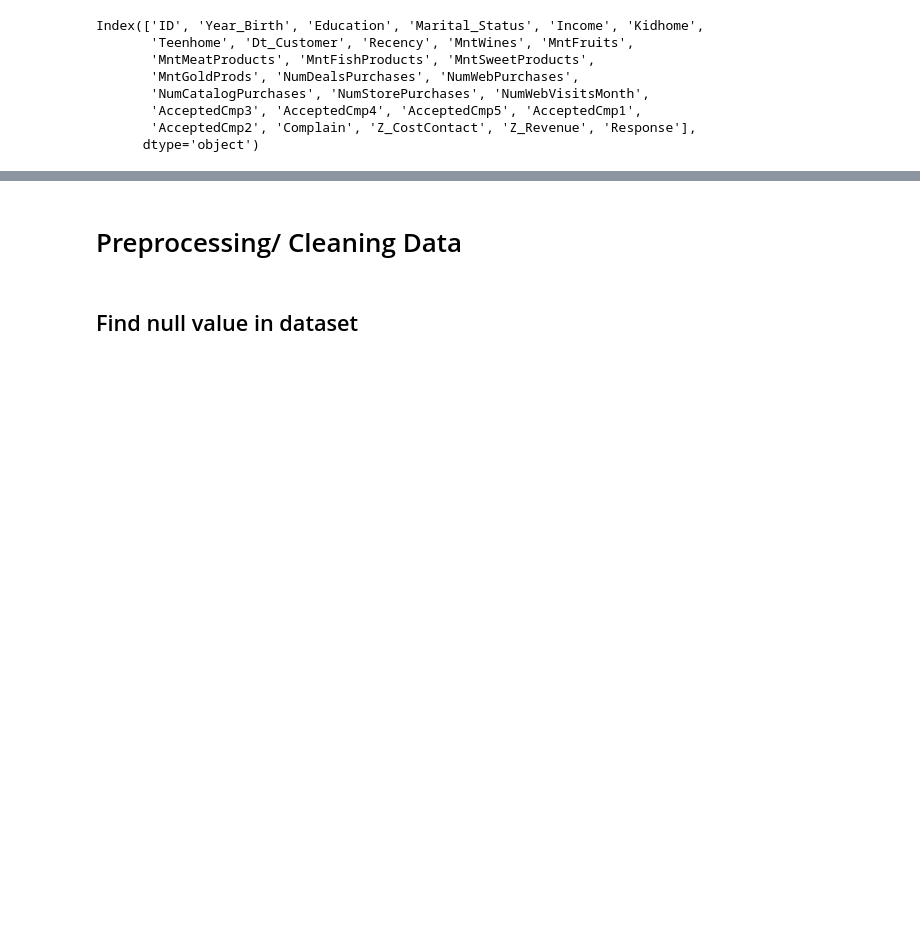
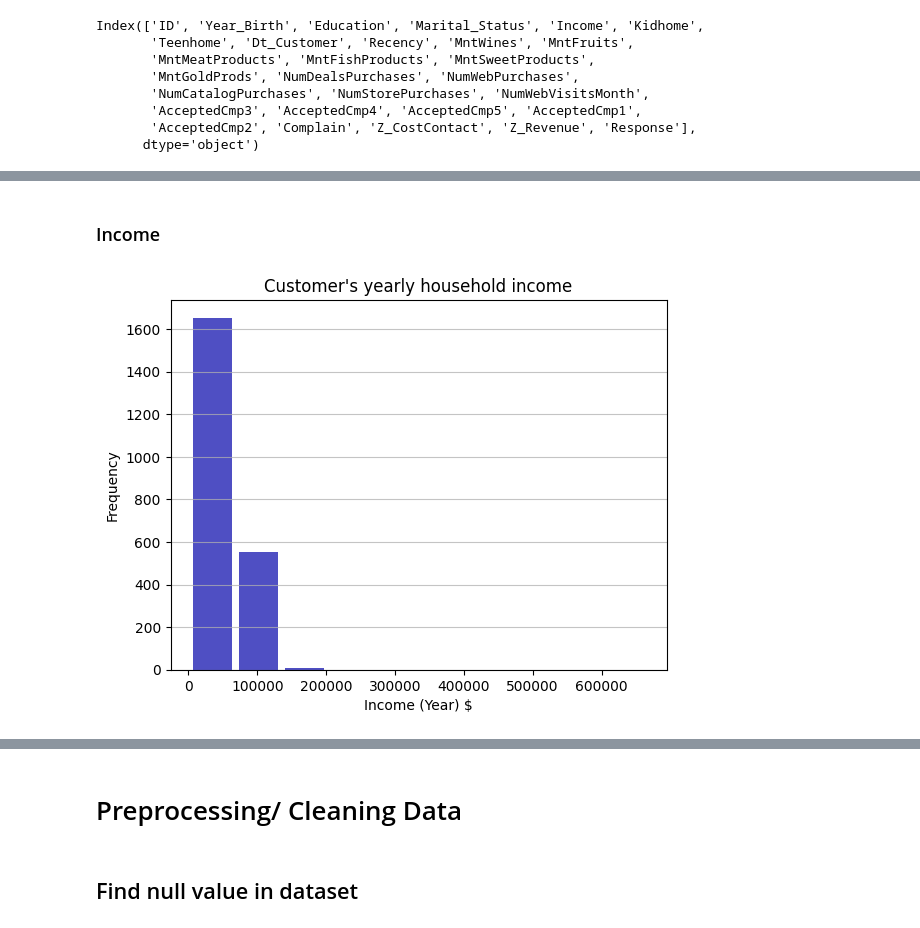
Before and after one commit to NguyenThaiKhoi/Customer-Personality-Analysis-with-PySpark, a Jupyter notebook: Customer_Personality_Analysis_with_PySpark.ipynb, the cells around one changed output, grey strips where cells are left out. Cells and saved outputs as stored; diff of their text form; code cells hidden in the pictures; blank space fills up the shorter version.

Commit message:
Completing visualizing data and removing duplicates in data

```diff
--- a/Customer_Personality_Analysis_with_PySpark.ipynb
+++ b/Customer_Personality_Analysis_with_PySpark.ipynb
@@ -103,4 +44,0 @@ plt.show()
-# %%
-file_path = "marketing_campaign.csv"
-
-df = spark.read.csv(file_path, header=True, inferSchema=True)
@@ -138,0 +83,12 @@ dtype: int64
+# %% [markdown]
+### Income
+# %%
+# Histogram illustrates Customer's yearly household income
+plt.hist(df["Income"], color='#0504aa', alpha=0.7, rwidth=0.85)
+plt.grid(axis='y', alpha=0.75)
+plt.xlabel('Income (Year) $')
+plt.ylabel('Frequency')
+plt.title('Customer\'s yearly household income')
+plt.show()
+# %% [output]
+[figure, added]
```
Also changed, not shown: parts of 77 cells of this notebook.
